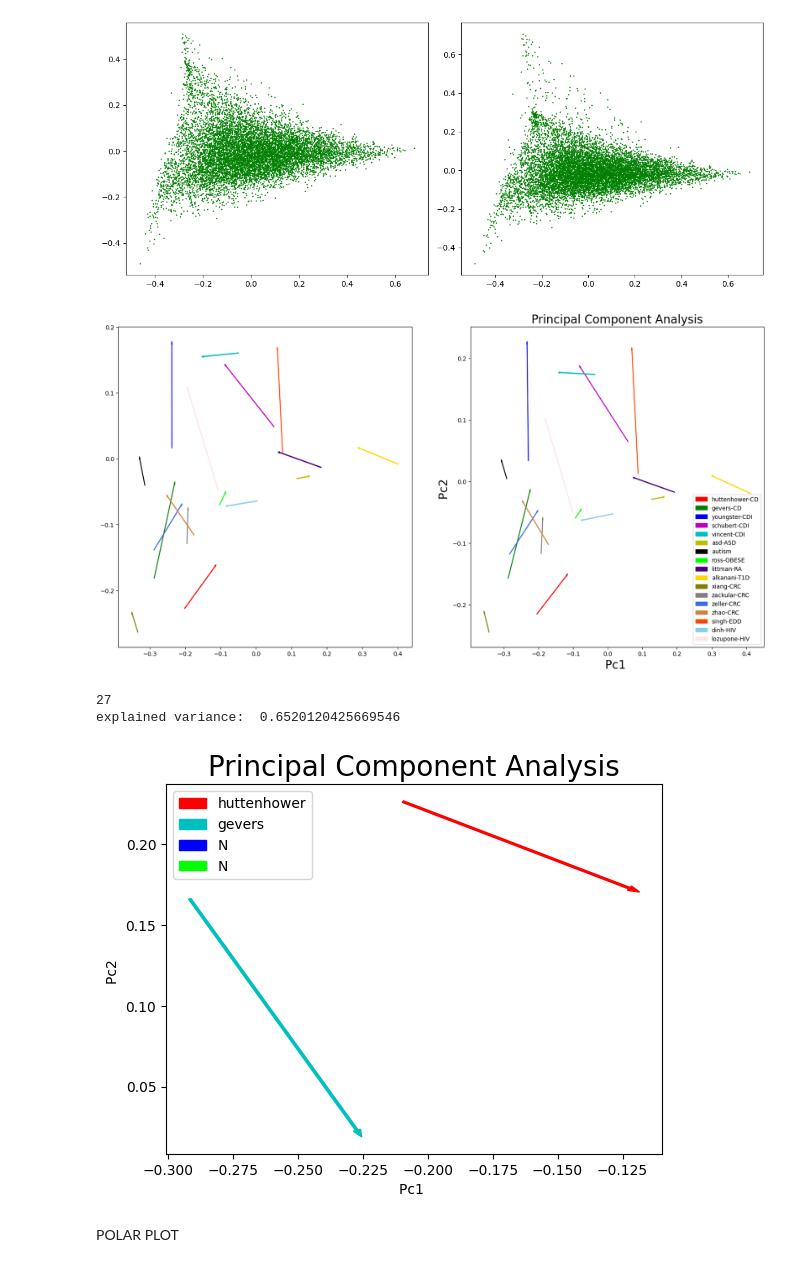
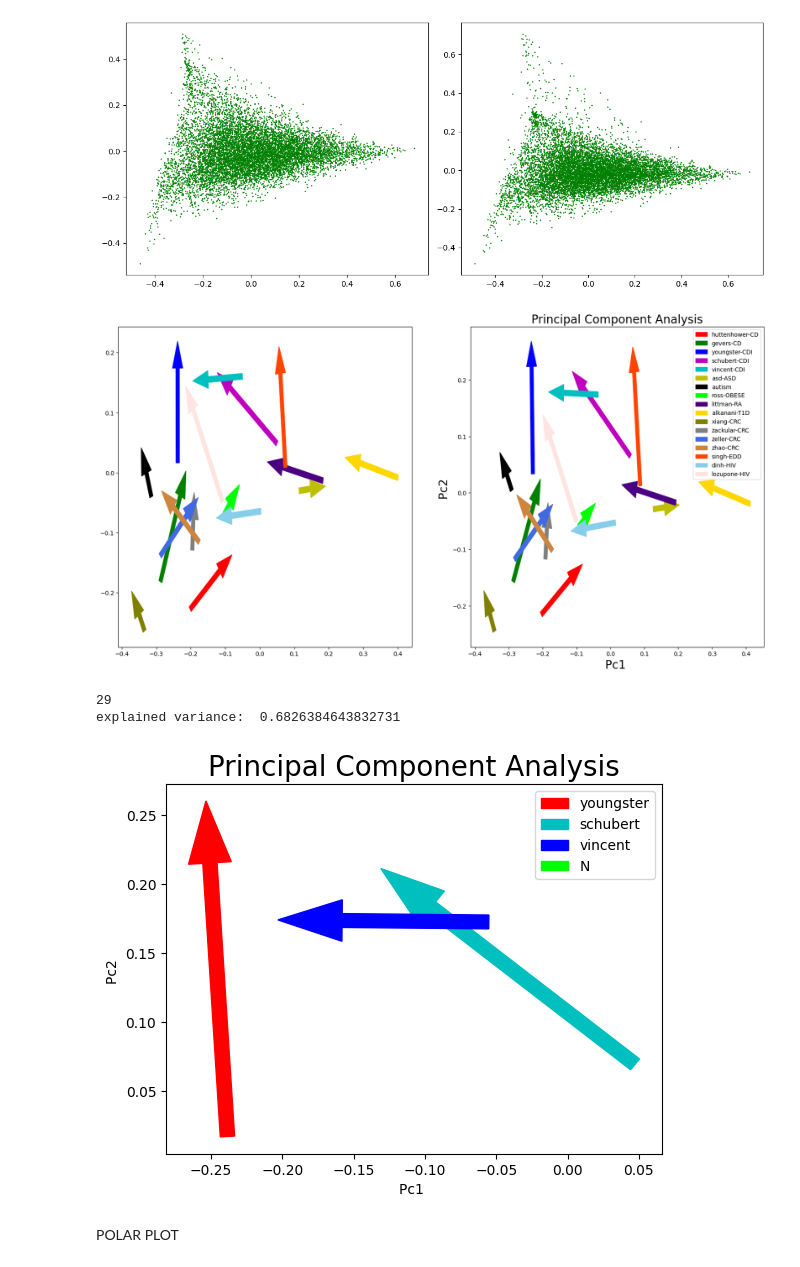
Before and after one commit to talnof1/microbiome_dysbiosis, a Jupyter notebook: american_gut/american_gut_pca_batch.ipynb, the cells around one changed output. Drawn from its saved outputs; the diff is of its cells as text; code cells hidden in the pictures.

```diff
--- a/american_gut/american_gut_pca_batch.ipynb
+++ b/american_gut/american_gut_pca_batch.ipynb
@@ -170,7 +166,7 @@ for i, pca_HD in enumerate(itr):
     # find centroids and plotting an arrow
     col = ['r', 'g', 'b', 'm', 'c','y','k','lime','indigo','gold','olive','grey','royalblue','peru','orangered','skyblue','mistyrose']
     for j in range(0,len(arrows),4):
-        axes[i].arrow(arrows[j], arrows[j+1], arrows[j+2]-arrows[j],arrows[j+3]-arrows[j+1], color=col[j//4])
+        axes[i].arrow(arrows[j], arrows[j+1], arrows[j+2]-arrows[j],arrows[j+3]-arrows[j+1], color=col[j//4], width = 0.01)
         angles.append(math.atan2(arrows[j+3]-arrows[j+1],arrows[j+2]-arrows[j]))
         sizes.append(math.sqrt((arrows[j+2]-arrows[j])**2+(arrows[j+3]-arrows[j+1])**2))
     L = ["huttenhower-CD", "gevers-CD", "youngster-CDI", "schubert-CDI","vincent-CDI","asd-ASD","autism","ross-OBESE","littman-RA","alkanani-T1D","xiang-CRC","zackular-CRC","zeller-CRC","zhao-CRC","singh-EDD","dinh-HIV","lozupone-HIV"]
@@ -178,7 +174,7 @@ for i, pca_HD in enumerate(itr):
     polar_data[i] = [var_x, var_y, angles, sizes]
 # fig.show()
 # %% [output]
-[figure, old version]
+[figure, new version]
 # %%
 disease = ["CD","CDI","autism", "Obese", "RA","T1D","CRC","EDD","HIV"]
 disease_map = {"CD":["huttenhower", "gevers", "N", "N"],"CDI":["youngster", "schubert","vincent", "N"],"autism":['asd', 'autism', "N", "N"], "Obese":['ross', "N", "N", "N"], "RA":['littman', "N", "N", 'N'],"T1D":['alkanani', "N", "N", 'N'],"CRC":["xiang","zackular","zeller","zhao"],"EDD":['singh', "N", "N", "N"],"HIV":['dinh',"lozupone", "N", "N"]}
@@ -223,15 +219,15 @@ def pca_disease(disease):
     # find centroids and plotting an arrow
     col = ['r', 'c', 'b', 'lime']
     for j in range(0,len(arrows),4):
-        plt.arrow(arrows[j], arrows[j+1], arrows[j+2]-arrows[j],arrows[j+3]-arrows[j+1], color=col[j//4])
+        plt.arrow(arrows[j], arrows[j+1], arrows[j+2]-arrows[j],arrows[j+3]-arrows[j+1], color=col[j//4], width = 0.01)
     plt.legend(targets)
     # fig.show()
 # %%
-pca_disease("CD")
+pca_disease("CDI")
 # %% [output]
-27
-explained variance:  0.6520120425669546
+29
+explained variance:  0.6826384643832731
-[figure, old version]
+[figure, new version]
 # %% [markdown]
 POLAR PLOT
 # %%
```
Also changed, not shown: parts of 5 cells of this notebook, 2 other files.
